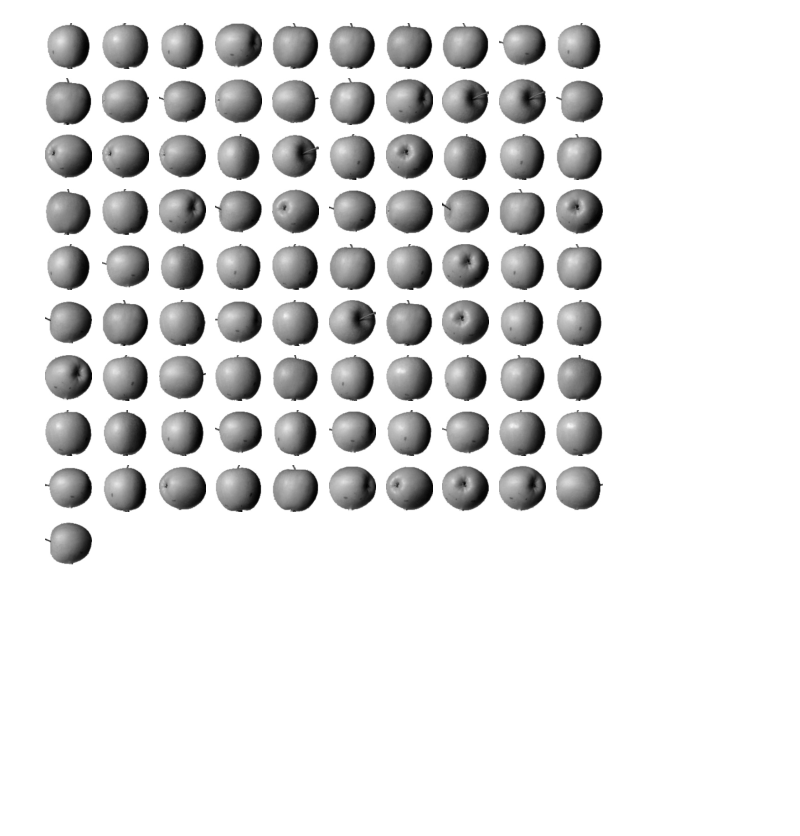
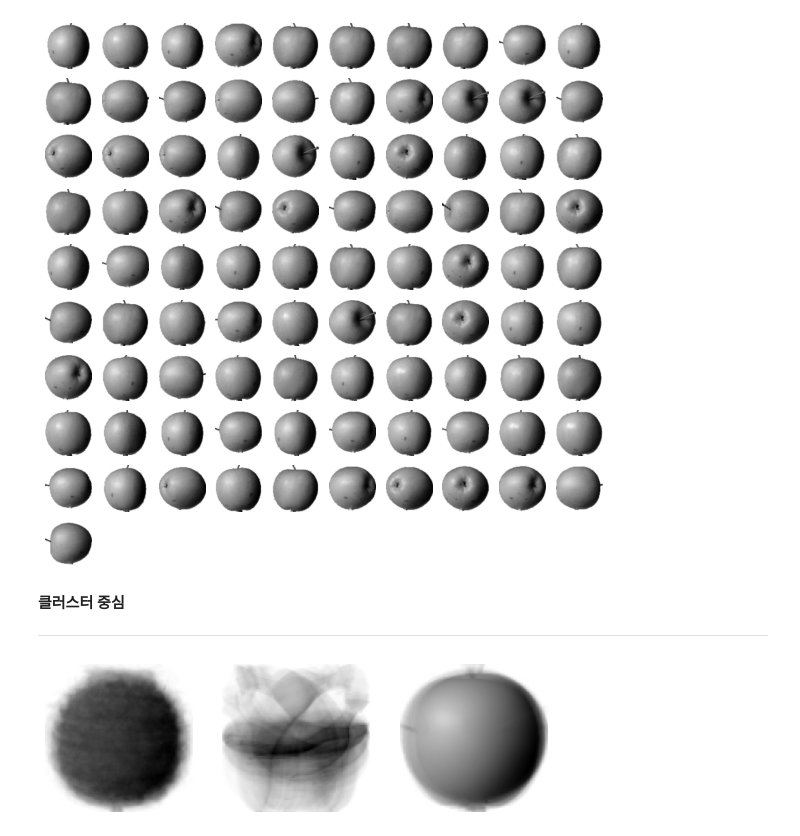
Before and after one commit to gang7994/MachineLearning-DeepLearning, a Jupyter notebook: 6-2.ipynb, the cells around one changed output. Cells and saved outputs as stored; diff of their text form; code cells hidden in the pictures; blank space fills up the shorter version.

```diff
--- a/6-2.ipynb
+++ b/6-2.ipynb
@@ -29,7 +33,7 @@ def draw_fruits(arr, ratio=1):
     n = len(arr)
     rows = int(np.ceil(n/10))
     cols = n if rows < 2 else 10
-    fig, axs = plt.subplots(rows, cols, figsize=(cols*ratio, rows*ratio))
+    fig, axs = plt.subplots(rows, cols, figsize=(cols*ratio, rows*ratio), squeeze=False)
     for i in range(rows):
         for j in range(cols):
             if i*10 + j < n:
@@ -48,3 +52,11 @@ draw_fruits(fruits[km.labels_==1])
 draw_fruits(fruits[km.labels_==2])
 # %% [output]
 [figure]
+# %% [markdown]
+**클러스터 중심**
+
+--------------------------------------------
+# %%
+draw_fruits(km.cluster_centers_.reshape(-1, 100, 100), ratio=3)
+# %% [output]
+[figure, added]
```
Also changed, not shown: parts of 5 cells of this notebook.
